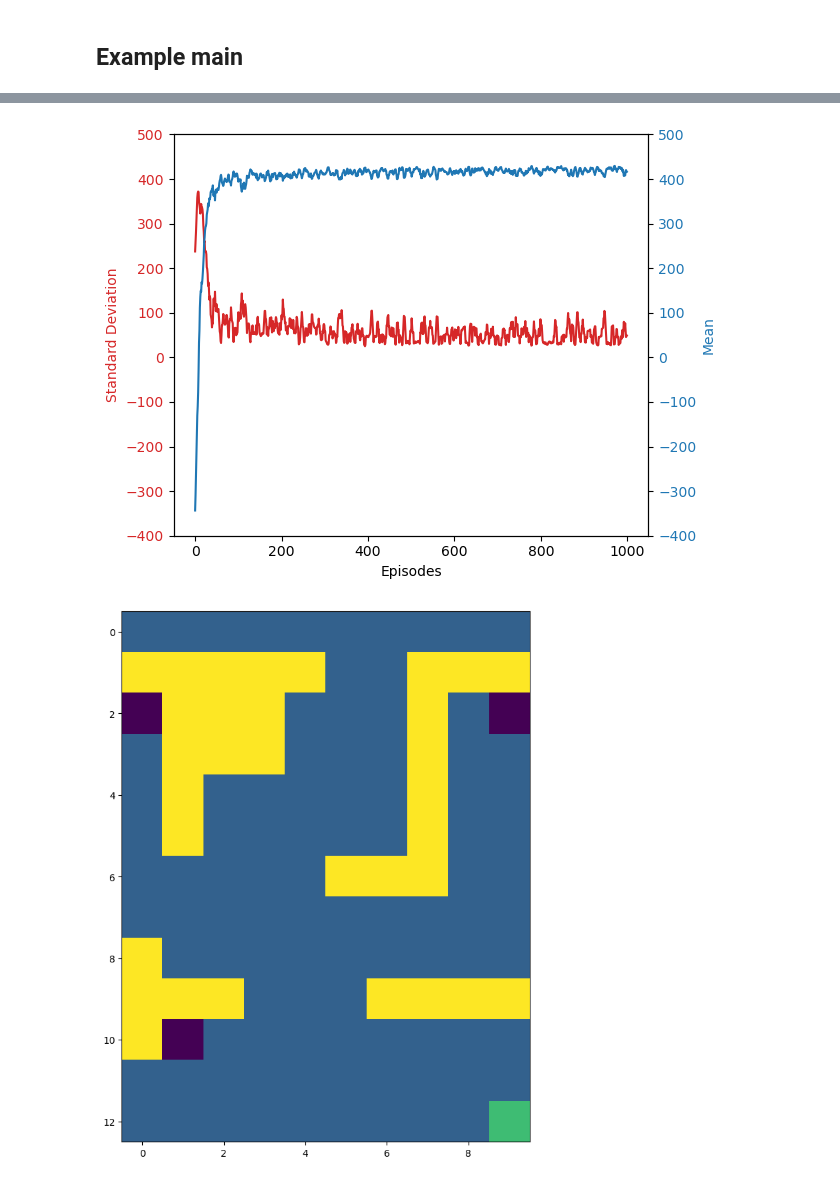
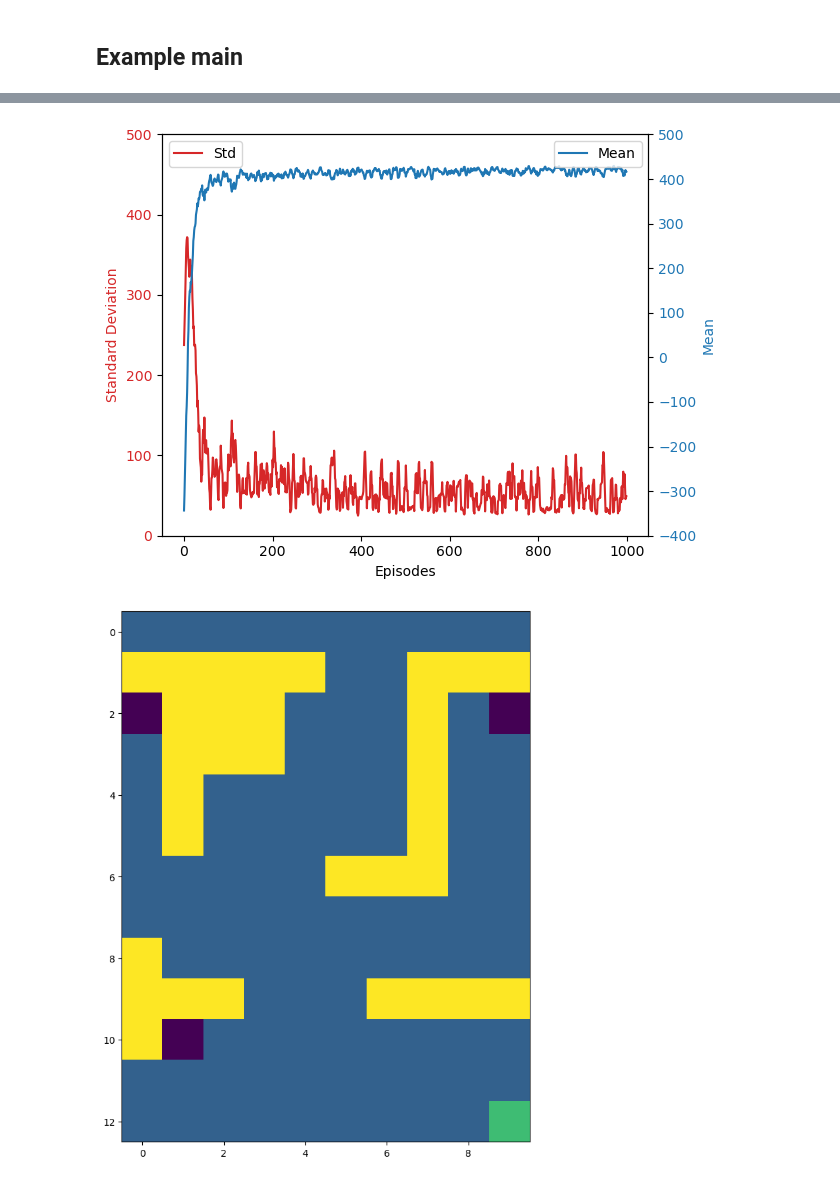
Before and after one commit to andyfu-xl/RL_CW1, a Jupyter notebook: coursework_1_maze.ipynb, the cells around one changed output, grey strips where cells are left out. Saved outputs shown, nothing was run; the diff lists cells and outputs as text; code cells hidden in the pictures.

```diff
--- a/coursework_1_maze.ipynb
+++ b/coursework_1_maze.ipynb
@@ -165,8 +165,8 @@ class Maze(object):
     input: /
     output: /
     """
-    y = 9 # int(get_CID()[-2])
-    z = 3 # int(get_CID()[-1])
+    y = int(get_CID()[-2])
+    z =  int(get_CID()[-1])
     # [Action required]
     # Properties set from the CID
     self._prob_success = 0.8 + 0.02 * (9 - y) # float
@@ -581,8 +581,8 @@ class TD_agent(object):
     total_rewards = []
 
     max_episode = 1000
-    epsilon = 0.3
-    alpha = 0.05
+    epsilon = 0.7
+    alpha = 0.1
     for _ in range(max_episode):
       _, state, total_reward, done = env.reset()
       while not done:
@@ -707,36 +726,37 @@ vars = np.zeros(len(r[0])+4)
 save_t = r.T
 for i in range(len(save_t)):
     means[i+2] = save_t[i].mean()
     vars[i+2] = save_t[i].std()
 means[0] = means[2]
 means[1] = means[2]
 means[-1] = means[-3]
 means[-2] = means[-3]
 vars[0] = vars[2]
 vars[1] = vars[2]
 vars[-1] = vars[-3]
 vars[-2] = vars[-3]
 fig, ax1 = plt.subplots()
 
 color = 'tab:red'
 ax1.set_xlabel('Episodes')
 ax1.set_ylabel('Standard Deviation', color=color)
 ax1.plot(np.convolve(vars, np.ones(5)/5,'valid'), color=color)
 ax1.tick_params(axis='y', labelcolor=color)
-ax1.set_ylim(-400, 500)
+ax1.set_ylim(0, 500)
+ax1.legend(['Std'],loc=2)
 
 ax2 = ax1.twinx()  # instantiate a second axes that shares the same x-axis
 
 color = 'tab:blue'
 ax2.set_ylabel('Mean', color=color)  # we already handled the x-label with ax1
 ax2.plot(np.convolve(means, np.ones(5)/5,'valid'), color=color)
 ax2.tick_params(axis='y', labelcolor=color)
 ax2.set_ylim(-400, 500)
-
+ax2.legend(['Mean'],loc=1)
 fig.tight_layout()  # otherwise the right y-label is slightly clipped
 plt.show()
 # %% [output]
-[figure, old version]
+[figure, new version]
 # %%
 # This class define the Temporal-Difference agent
 
```
Also changed, not shown: parts of 4 cells of this notebook.
